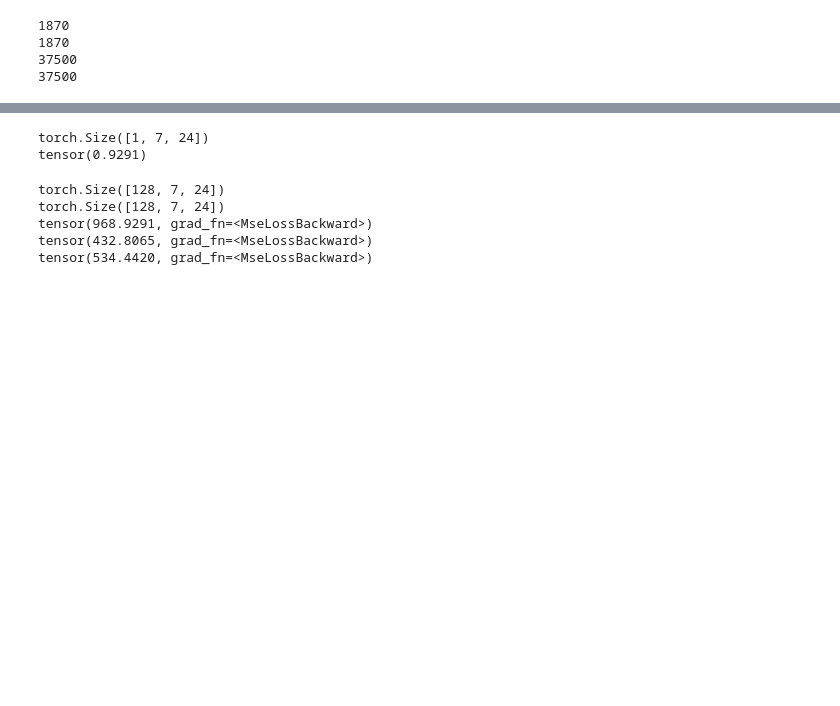
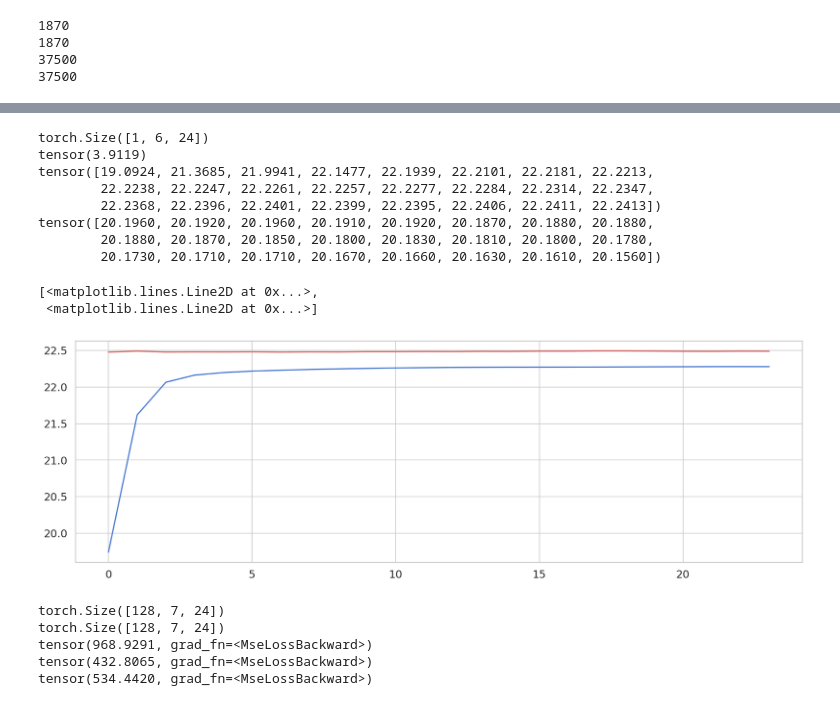
Before and after one commit to 2359181042/GNN_cs224w, a Jupyter notebook: “Ireland_wells_6.ipynb, the cells around one changed output, grey strips where cells are left out. Cells and saved outputs as stored; diff of their text form; code cells hidden in the pictures; blank space fills up the shorter version.

```diff
--- a/“Ireland_wells_6.ipynb
+++ b/“Ireland_wells_6.ipynb
@@ -619,10 +640,10 @@ class WellModel(nn.Module):
     features,weather_for,conn,edge_attr=sequence_data
     #print(features.shape)
     #print(weather_for.shape)
-    L=features[:,:,:7]
-    E=features[:,:,7:14]
-    W=features[:,:,14:17]
-    T=features[:,:,[19,18,17,20]]
+    L=features[:,:,:6]
+    E=features[:,:,6:12]
+    W=features[:,:,12:15]
+    T=features[:,:,[17,16,15,18]]
 
     Lev=L.unsqueeze(dim=-1).to(torch.float32)
     Lev=self.L_embed(Lev)
@@ -632,11 +653,11 @@ class WellModel(nn.Module):
 
     Wea=W.unsqueeze(dim=-2).to(torch.float32)
     Wea=self.W_embed(Wea)
-    Wea=Wea.repeat(1,1,7,1)
+    Wea=Wea.repeat(1,1,6,1)
 
     Tim=T.unsqueeze(dim=-2).to(torch.float32)
     Tim=self.T_embed(Tim)
-    Tim=Tim.repeat(1,1,7,1)
+    Tim=Tim.repeat(1,1,6,1)
     #print("Four features size",Lev.shape,Ele.shape,Wea.shape,Tim.shape)
     x=torch.cat([Lev,Ele,Wea,Tim],dim=-1) #
     #print("x before torch.cat",x.shape)
@@ -706,7 +727,7 @@ L_em=16
 E_em=16
 T_em=16
 W_em=16
-well_num=7
+well_num=6
 rnn_h=64
 gnn_h=32
 rnn_l=1
@@ -722,7 +743,7 @@ criterion = nn.MSELoss()
 params = model.parameters()
 optimizer = torch.optim.Adam(params, lr=0.001, weight_decay=0.001)
 
-val_loss_min = 20
+val_loss_min = 1
 data_module=WellDataModule(train_sequences,val_sequences,test_sequences,Conn,Edge_attr,batch_size=BATCH_SIZE)
 data_module.setup()
 # %% [output]
@@ -775,7 +796,7 @@ for epoch in range(Epoch):
       c.append((outputs,label))
       val_loss= criterion(outputs, label)
       d.append(loss.item())
-      if epoch % 5 ==0 and j==0:
+      if epoch % 1 ==0 and j==0:
         name = F'temp_model{epoch}:{j}.ckpt'
         path = F"/content/gdrive/My Drive/{name}"
         torch.save(model.state_dict(), path)
@@ -878,9 +884,26 @@ tensor([[[True, True, True, True, True, True, True, True, True, True, True,
-# %%
-print(val_outputs[36800].shape)
-print(criterion(val_outputs[36800][0][6],val_y[36800][0][6],))
-# %% [output]
-torch.Size([1, 7, 24])
-tensor(0.9291)
+# %%
+print(val_outputs[29999].shape)
+print(criterion(val_outputs[29999][0][4],val_y[29999][0][4],))
+print(val_outputs[29999][0][4])
+print(val_y[29999][0][4])
+x=range(24)
+figure(figsize=(16, 5), dpi=80)
+
+fig.suptitle('Groundwater_level')
+
+plt.plot(x,val_outputs[28400][0][0],'b',val_y[28400][0][0],'r')
+# %% [output]
+torch.Size([1, 6, 24])
+tensor(3.9119)
+tensor([19.0924, 21.3685, 21.9941, 22.1477, 22.1939, 22.2101, 22.2181, 22.2213,
+        22.2238, 22.2247, 22.2261, 22.2257, 22.2277, 22.2284, 22.2314, 22.2347,
+        22.2368, 22.2396, 22.2401, 22.2399, 22.2395, 22.2406, 22.2411, 22.2413])
+tensor([20.1960, 20.1920, 20.1960, 20.1910, 20.1920, 20.1870, 20.1880, 20.1880,
+        20.1880, 20.1870, 20.1850, 20.1800, 20.1830, 20.1810, 20.1800, 20.1780,
+        20.1730, 20.1710, 20.1710, 20.1670, 20.1660, 20.1630, 20.1610, 20.1560])
+[<matplotlib.lines.Line2D at 0x...>,
+ <matplotlib.lines.Line2D at 0x...>]
+[figure, added]
 # %%
 with open("test.txt", "r") as fp:
      b = json.load(fp)
```
Also changed, not shown: parts of 21 cells of this notebook.
